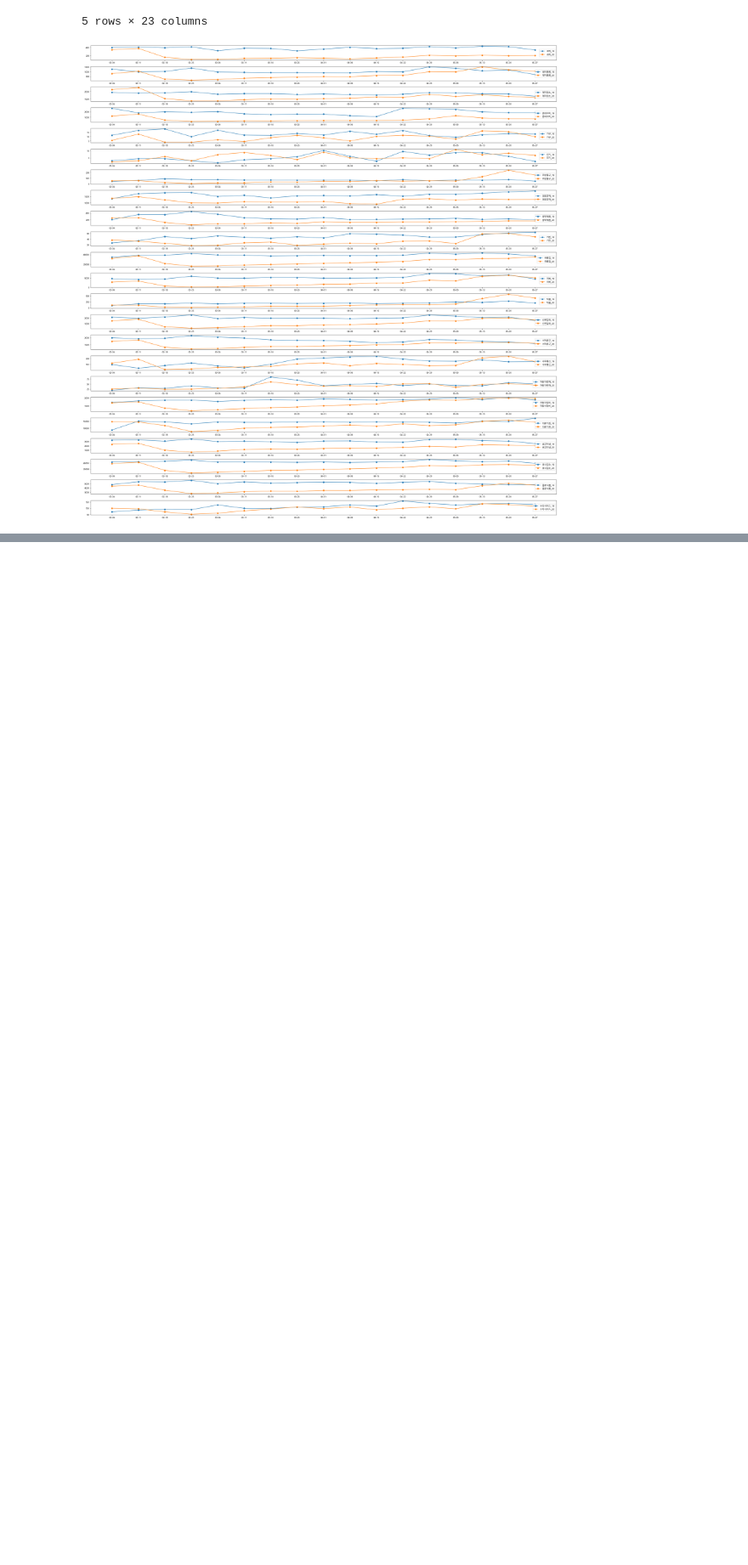
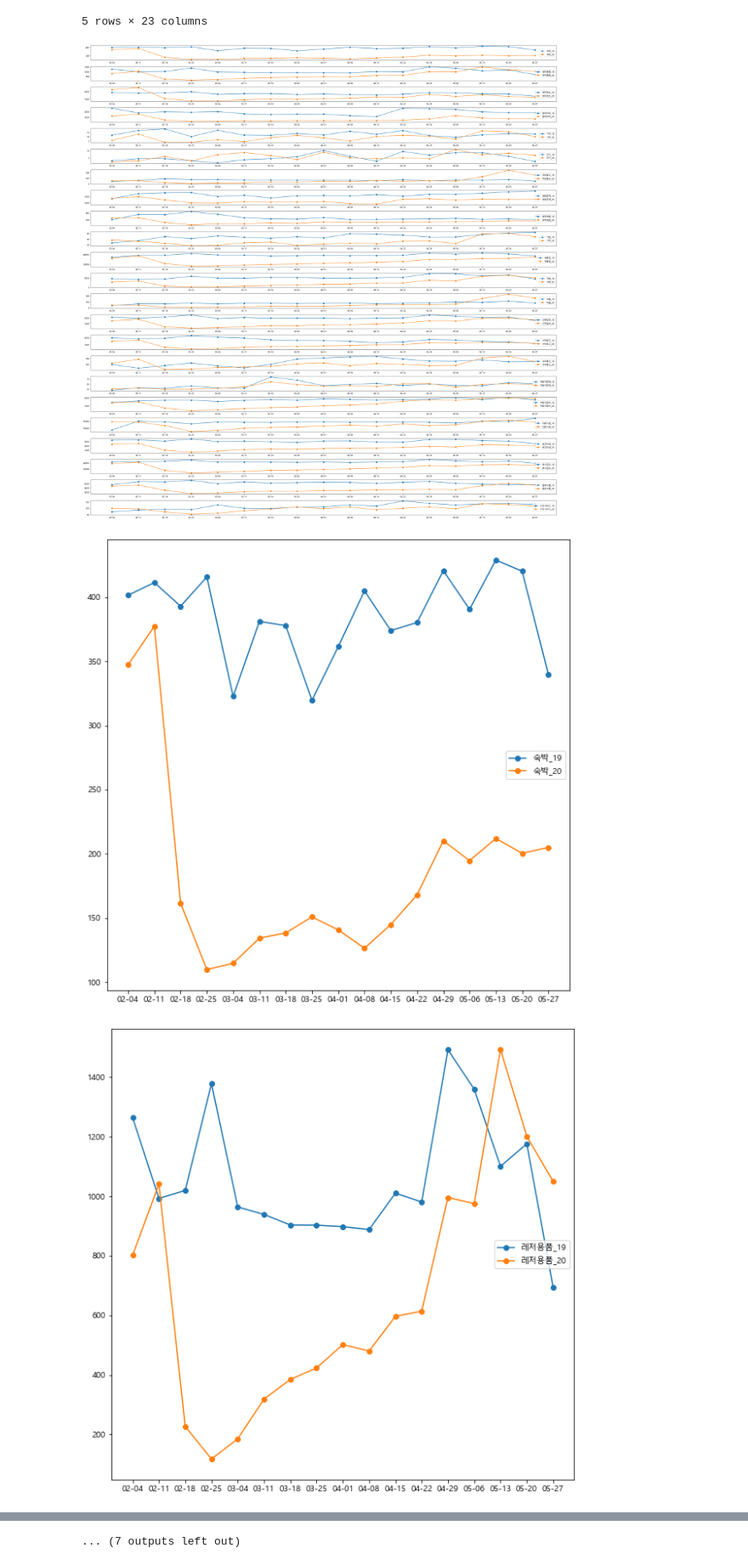
Before and after one commit to ineed-coffee/multicampus-AI-engineering, a Jupyter notebook: AI 학습을 위한 데이터 수집 및 저장/bigcon_card.ipynb, the cells around one changed output, grey strips where cells are left out. Shown at 85% size. Cells and saved outputs as stored; diff of their text form; code cells hidden in the pictures; blank space fills up the shorter version.

```diff
--- a/AI 학습을 위한 데이터 수집 및 저장/bigcon_card.ipynb
+++ b/AI 학습을 위한 데이터 수집 및 저장/bigcon_card.ipynb
@@ -80,3 +80,27 @@ for col in range(len(card_19_week.columns)):
 plt.tight_layout()
 # %% [output]
 [figure]
+# %%
+import matplotlib
+import matplotlib.pyplot as plt
+
+plt.rc('font', family='Malgun Gothic')
+
+names = ['숙박','레저용품','레저업소',
+        '문화취미','가구','전기',
+        '주방용구','연료판매','광학제품',
+        '가전','유통업','의복','직물',
+        '신변잡화','서적문구','사무통신',
+        '자동차판매','자동차정비','의료기관',
+        '보건위생','요식업소','음료식품','수리서비스']
+
+for col in range(len(card_19_week.columns)-4):
+    plt.figure(figsize=(10,10))
+    #plt.subplot(len(card_19_week.columns),1,col+1)
+    plt.plot(card_19_week[card_19_week.columns[col]],marker='o')
+    plt.plot(card_20_week[card_20_week.columns[col]],marker='o')
+    plt.legend([names[col]+'_19',names[col]+'_20'],loc='right')
+plt.tight_layout()
+# %% [output]
+[figure, added]
+[figure, added]
@@ -82,0 +117 @@ plt.tight_layout()
+... (7 outputs left out)
```
Also changed, not shown: parts of 8 cells of this notebook, 3 other files.
